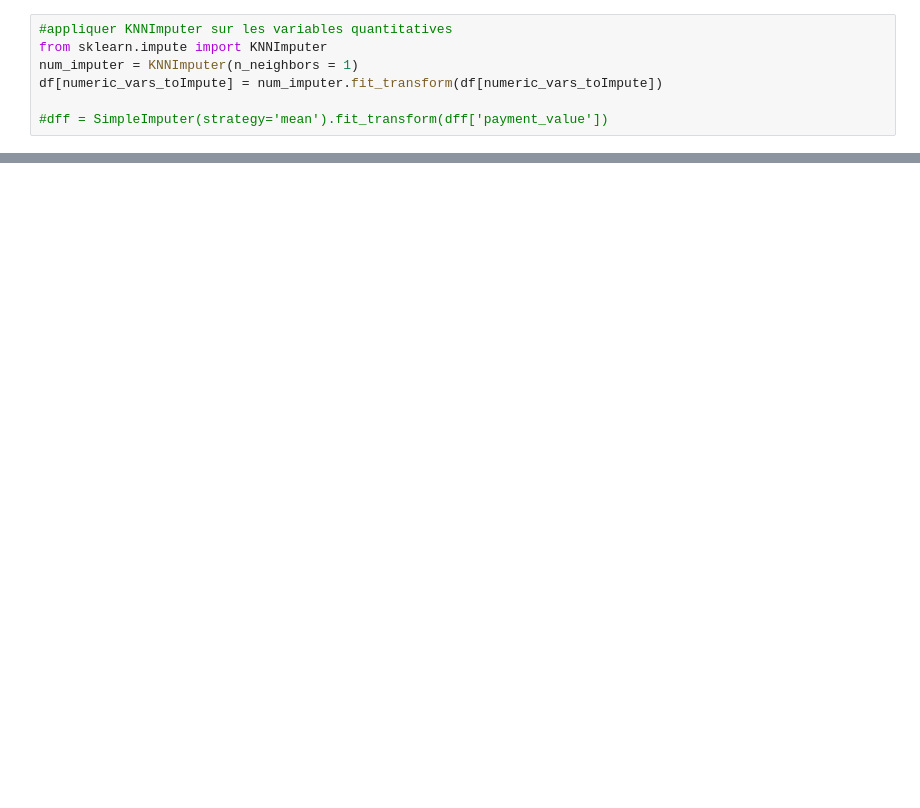
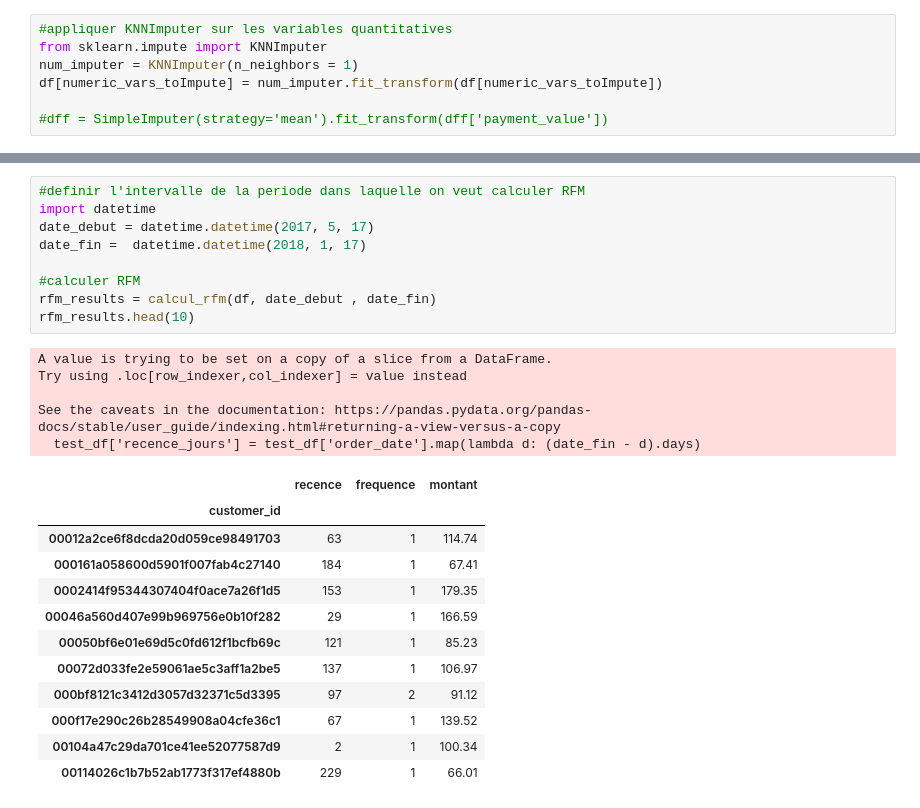
Before and after one commit to Soumaya-kh/POlist, a Jupyter notebook: POLIST_01_notebookanalyse.ipynb, the cells around one changed output, grey strips where cells are left out. Saved outputs shown, nothing was run; the diff lists cells and outputs as text; blank space fills up the shorter version.

Commit message:
add: calcul RFM

```diff
--- a/POLIST_01_notebookanalyse.ipynb
+++ b/POLIST_01_notebookanalyse.ipynb
@@ -1301,0 +1365,27 @@ Dans cette partie, nous allons calculer pour chaque client:
+# %%
+#definir l'intervalle de la periode dans laquelle on veut calculer RFM
+import datetime
+date_debut = datetime.datetime(2017, 5, 17)
+date_fin =  datetime.datetime(2018, 1, 17)
+
+#calculer RFM
+rfm_results = calcul_rfm(df, date_debut , date_fin)
+rfm_results.head(10)
+# %% [output]
+A value is trying to be set on a copy of a slice from a DataFrame.
+Try using .loc[row_indexer,col_indexer] = value instead
+
+See the caveats in the documentation: https://pandas.pydata.org/pandas-docs/stable/user_guide/indexing.html#returning-a-view-versus-a-copy
+  test_df['recence_jours'] = test_df['order_date'].map(lambda d: (date_fin - d).days)
+|  | recence | frequence | montant |
+| customer_id |  |  |  |
+| 00012a2ce6f8dcda20d059ce98491703 | 63 | 1 | 114.74 |
+| 000161a058600d5901f007fab4c27140 | 184 | 1 | 67.41 |
+| 0002414f95344307404f0ace7a26f1d5 | 153 | 1 | 179.35 |
+| 00046a560d407e99b969756e0b10f282 | 29 | 1 | 166.59 |
+| 00050bf6e01e69d5c0fd612f1bcfb69c | 121 | 1 | 85.23 |
+| 00072d033fe2e59061ae5c3aff1a2be5 | 137 | 1 | 106.97 |
+| 000bf8121c3412d3057d32371c5d3395 | 97 | 2 | 91.12 |
+| 000f17e290c26b28549908a04cfe36c1 | 67 | 1 | 139.52 |
+| 00104a47c29da701ce41ee52077587d9 | 2 | 1 | 100.34 |
+| 00114026c1b7b52ab1773f317ef4880b | 229 | 1 | 66.01 |
```
Also changed, not shown: parts of 82 cells of this notebook.
